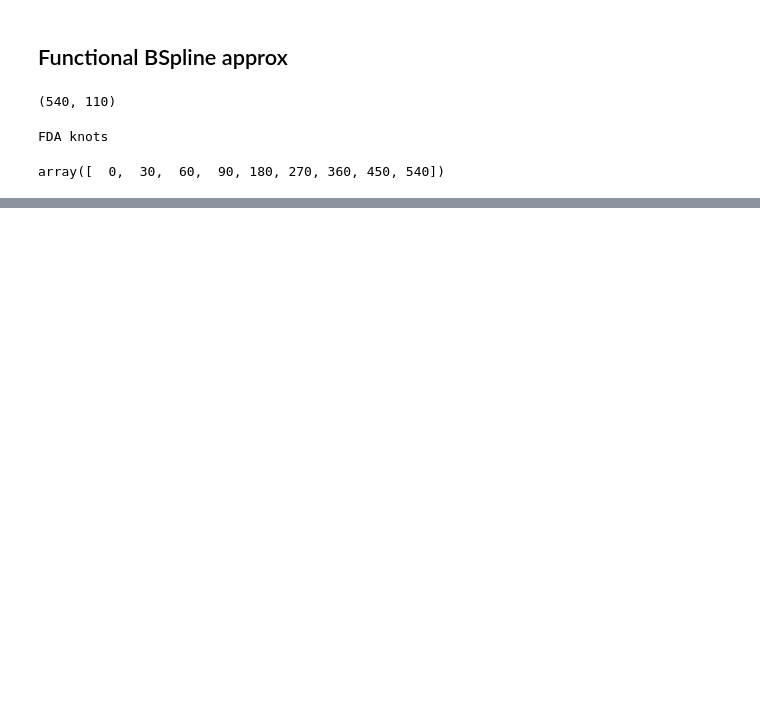
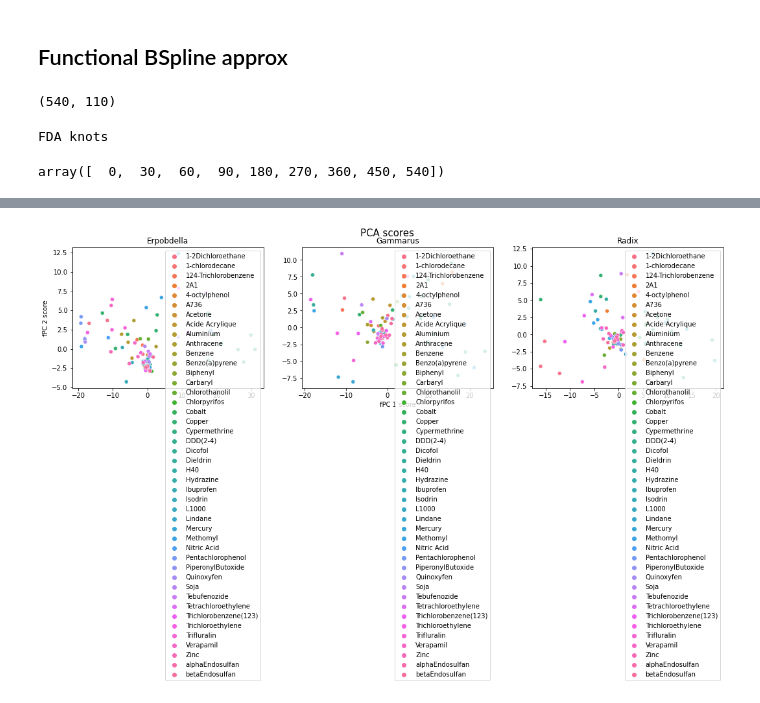
Before and after one commit to ruckapark/IndicateurGlobal, a Jupyter notebook: Article3_FDA.ipynb, the cells around one changed output, grey strips where cells are left out. Saved outputs shown, nothing was run; the diff lists cells and outputs as text; code cells hidden in the pictures; blank space fills up the shorter version.

```diff
--- a/Article3_FDA.ipynb
+++ b/Article3_FDA.ipynb
@@ -249,0 +280,18 @@ ValueError: array must not contain infs or NaNs
+# %%
+#Show all PCAs as FPCA scores plot
+scores = {s:fpcas[s].fit_transform(X_bss[s]) for s in specie}
+
+fig_FPCA,ax_FPCA = plt.subplots(1,3,figsize=(18,4))
+fig_FPCA.suptitle('PCA scores',fontsize = 15)
+
+ax_FPCA[1].set_xlabel("fPC 1 score")
+ax_FPCA[0].set_ylabel("fPC 2 score")
+
+for i,s in enumerate(specie):
+    sns.scatterplot(x=scores[s][:, 0], y=scores[s][:, 1],hue = y,ax = ax_FPCA[i])
+    ax_FPCA[i].set_title(specie[s])
+
+#ax_meanFPCA.tick_params(labelsize = 13)
+plt.show()
+# %% [output]
+[figure, added]
```
Also changed, not shown: parts of 16 cells of this notebook.
